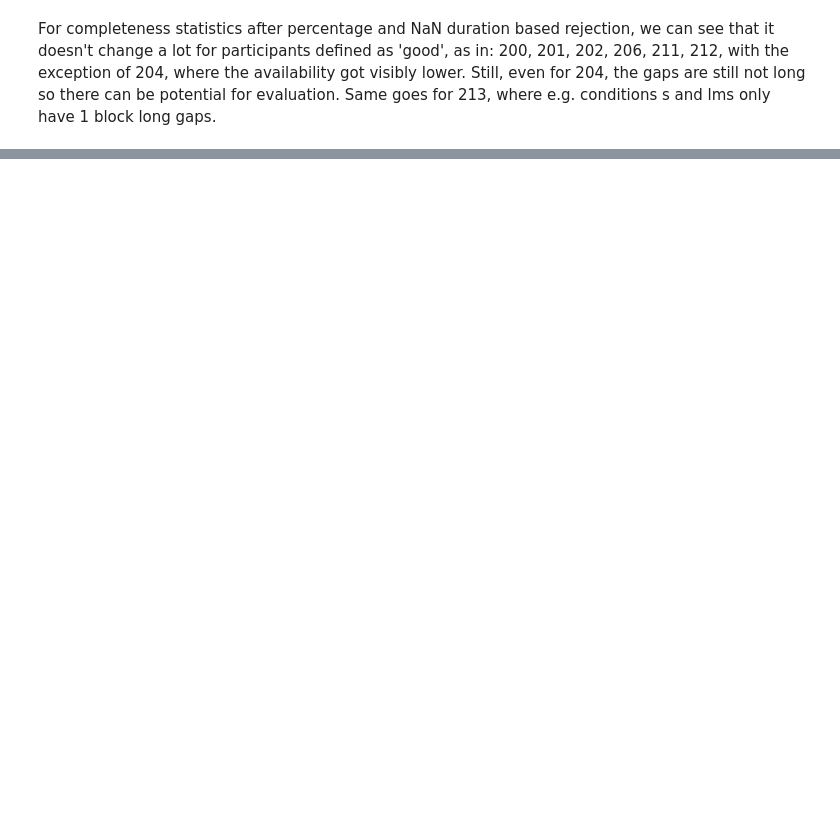
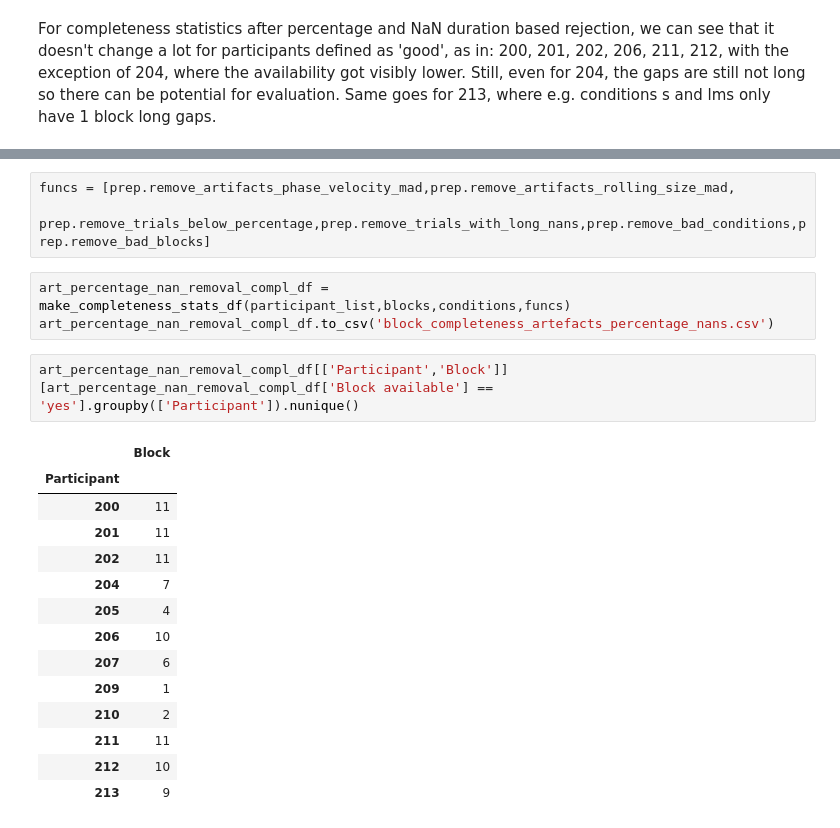
Before and after one commit to tscnlab/civibe_pupilprep, a Jupyter notebook: notebooks/eda_analyse_block_acceptance.ipynb, the cells around one changed output, grey strips where cells are left out. Cells and saved outputs as stored; diff of their text form; blank space fills up the shorter version.

```diff
--- a/notebooks/eda_analyse_block_acceptance.ipynb
+++ b/notebooks/eda_analyse_block_acceptance.ipynb
@@ -238,0 +229,23 @@ For completeness statistics after percentage and NaN duration based rejection, w
+# %%
+funcs = [prep.remove_artifacts_phase_velocity_mad,prep.remove_artifacts_rolling_size_mad,
+         prep.remove_trials_below_percentage,prep.remove_trials_with_long_nans,prep.remove_bad_conditions,prep.remove_bad_blocks]
+# %%
+art_percentage_nan_removal_compl_df = make_completeness_stats_df(participant_list,blocks,conditions,funcs)
+art_percentage_nan_removal_compl_df.to_csv('block_completeness_artefacts_percentage_nans.csv')
+# %%
+art_percentage_nan_removal_compl_df[['Participant','Block']][art_percentage_nan_removal_compl_df['Block available'] == 'yes'].groupby(['Participant']).nunique()
+# %% [output]
+|  | Block |
+| Participant |  |
+| 200 | 11 |
+| 201 | 11 |
+| 202 | 11 |
+| 204 | 7 |
+| 205 | 4 |
+| 206 | 10 |
+| 207 | 6 |
+| 209 | 1 |
+| 210 | 2 |
+| 211 | 11 |
+| 212 | 10 |
+| 213 | 9 |
```
Also changed, not shown: parts of 9 cells of this notebook.
